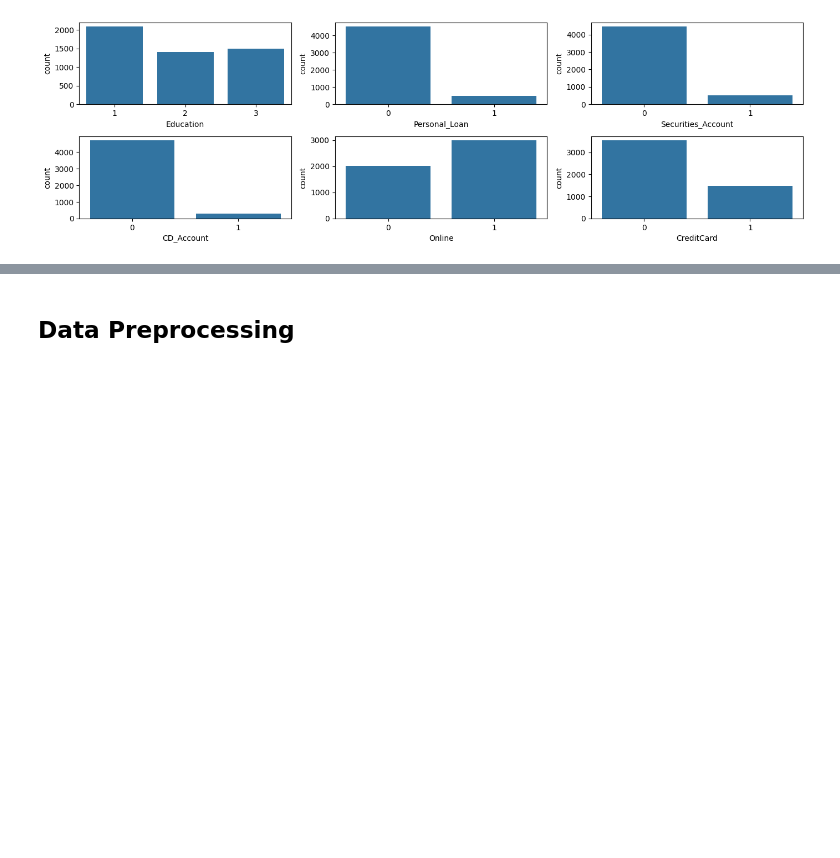
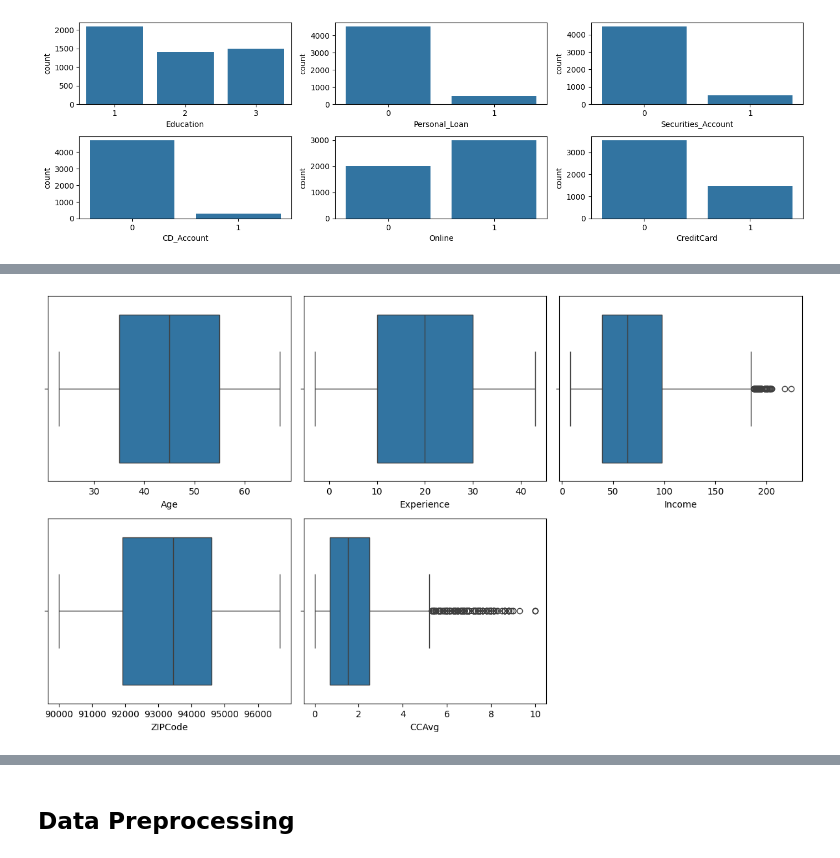
Before and after one commit to AkshayGovindaraj/GoogleColab, a Jupyter notebook: AIML_ML_Project_Full_Code_Notebookv1.ipynb, the cells around one changed output, grey strips where cells are left out. Cells and saved outputs as stored; diff of their text form; code cells hidden in the pictures; blank space fills up the shorter version.

```diff
--- a/AIML_ML_Project_Full_Code_Notebookv1.ipynb
+++ b/AIML_ML_Project_Full_Code_Notebookv1.ipynb
@@ -191,0 +220,12 @@ sns.pairplot(data)
+# %%
+# defining the figure size
+plt.figure(figsize=(12, 10))
+
+# plotting the boxplot for each numerical feature
+for i, feature in enumerate(['Age','Experience','Income','ZIPCode', 'CCAvg']):
+    plt.subplot(3, 3, i+1)    # assign a subplot in the main plot
+    sns.boxplot(data=data, x=feature)    # plot the boxplot
+
+plt.tight_layout();   # to add spacing between plots
+# %% [output]
+[figure, added]
```
Also changed, not shown: parts of 26 cells of this notebook.
